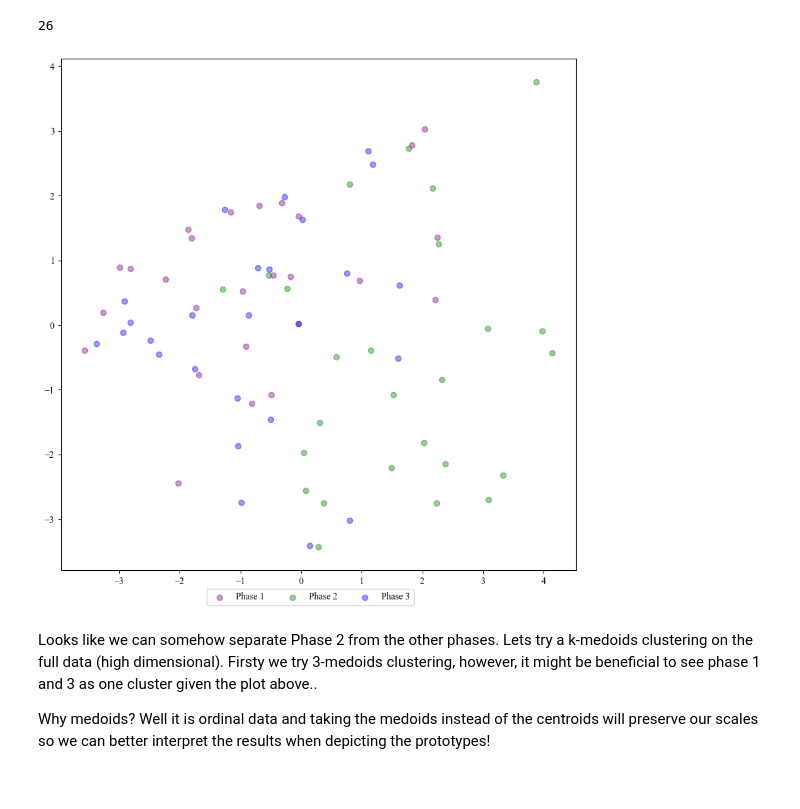
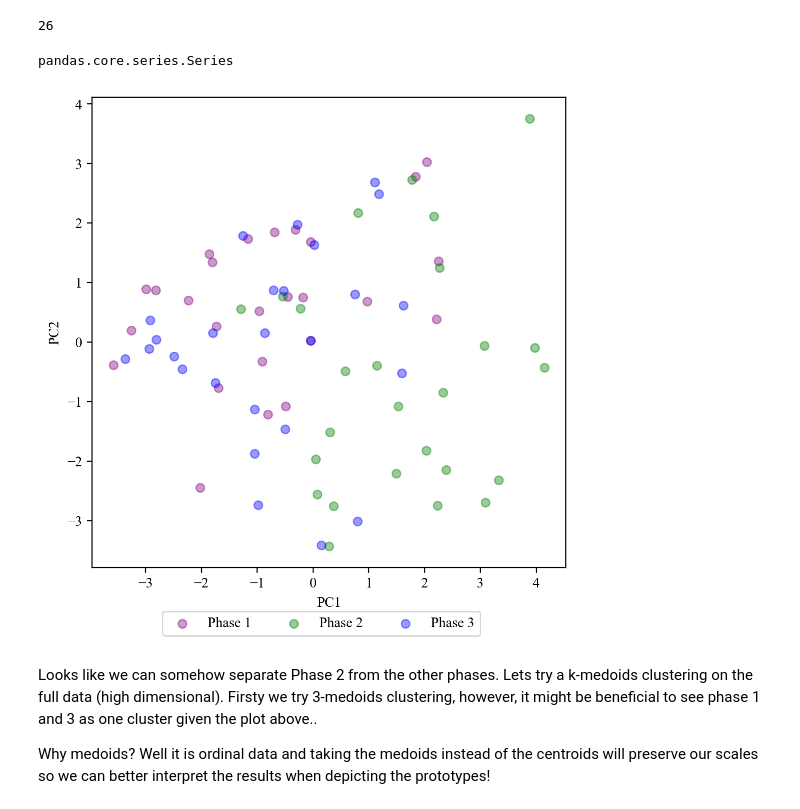
Before and after one commit to Ne0-1/02582_computational_data_analysis, a Jupyter notebook: case2/notebooks/questionnaire_analysis.ipynb, the cells around one changed output. Cells and saved outputs as stored; diff of their text form; code cells hidden in the pictures.

```diff
--- a/case2/notebooks/questionnaire_analysis.ipynb
+++ b/case2/notebooks/questionnaire_analysis.ipynb
@@ -60,7 +60,7 @@ plotted_columns = ['upset', 'hostile', 'alert', 'ashamed', 'inspired', 'nervous'
                    'determined', 'attentive', 'afraid', 'active', 'frustrated',
                   'difficulty']
 # %%
-fig, ax = plt.subplots(4,3, figsize=(7,7))
+fig, ax = plt.subplots(4,3, figsize=(5,5), dpi=200)
 row_idx = -1
 for idx, question in enumerate(plotted_columns):
     if idx%3==0:
@@ -135,36 +135,43 @@ cmap = np.empty(len(temp), dtype="<U10")
 cmap[list(temp[temp.phase=='phase1'].index)] = 'purple'
 cmap[list(temp[temp.phase=='phase2'].index)] = 'green'
 cmap[list(temp[temp.phase=='phase3'].index)] = 'blue'
+# %%
+true_labels = matrix.groupby(['phase','participant_ID']).median().reset_index()['phase']
+type(true_labels)
+# %% [output]
+pandas.core.series.Series
 # %%
 from sklearn.decomposition import PCA
 pca = PCA(n_components=2)
 pca.fit(matrix_for_PCA)
 matrix_plot = pca.transform(matrix_for_PCA)
 # %%
-fig, ax = plt.subplots(figsize=(10,10))
+fig, ax = plt.subplots(figsize=(6,6), dpi=200)
 p1, p2, p3 = False, False, False
 for i, color in enumerate(cmap):
     if color == 'purple':
         label = 'Phase 1'
     elif color == 'green':
         label = 'Phase 2'
     elif color == 'blue':
         label = 'Phase 3'
     if p1 == False and label == 'Phase 1':
         p1 = True
         plt.scatter(matrix_plot[i,0], matrix_plot[i,1], color = color, label=label, alpha=0.4)
     elif p2 == False and label == 'Phase 2':
         p2 = True
         plt.scatter(matrix_plot[i,0], matrix_plot[i,1], color = color, label=label, alpha=0.4)
     elif p3 == False and label == 'Phase 3':
         p3 = True
         plt.scatter(matrix_plot[i,0], matrix_plot[i,1], color = color, label=label, alpha=0.4)
     else:
         plt.scatter(matrix_plot[i,0], matrix_plot[i,1], color = color, alpha=0.4)
-fig.legend(loc='lower center', ncol=3, bbox_to_anchor=(0.5, 0.05))
+plt.xlabel('PC1')
+plt.ylabel('PC2')
+fig.legend(loc='upper center', ncol=3, bbox_to_anchor=(0.5, 0.05))
 plt.show()
 # %% [output]
-[figure, old version]
+[figure, new version]
 # %% [markdown]
 Looks like we can somehow separate Phase 2 from the other phases. Lets try a k-medoids clustering on the full data (high dimensional). Firsty we try 3-medoids clustering, however, it might be beneficial to see phase 1 and 3 as one cluster given the plot above..
 
```
Also changed, not shown: parts of 11 cells of this notebook.
